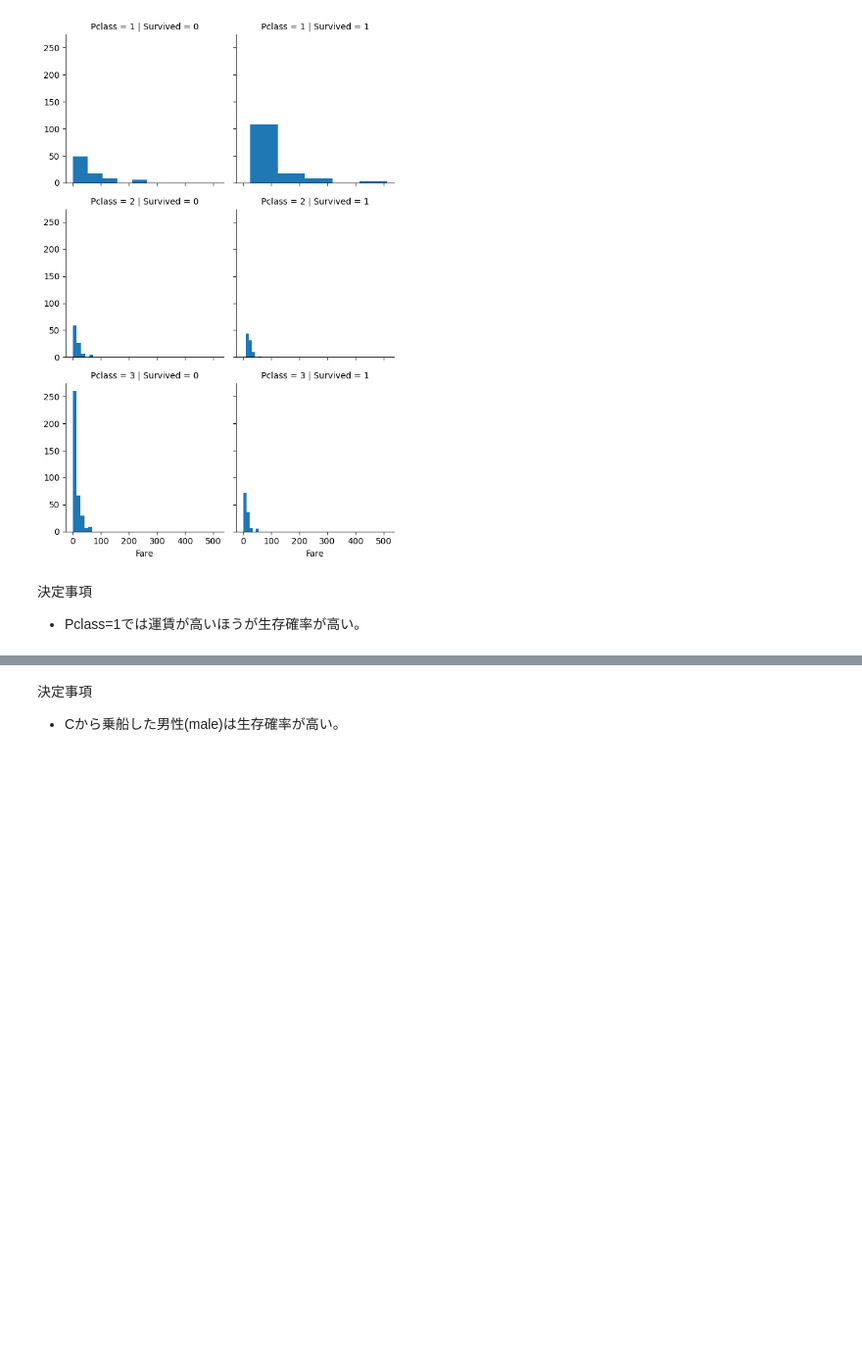
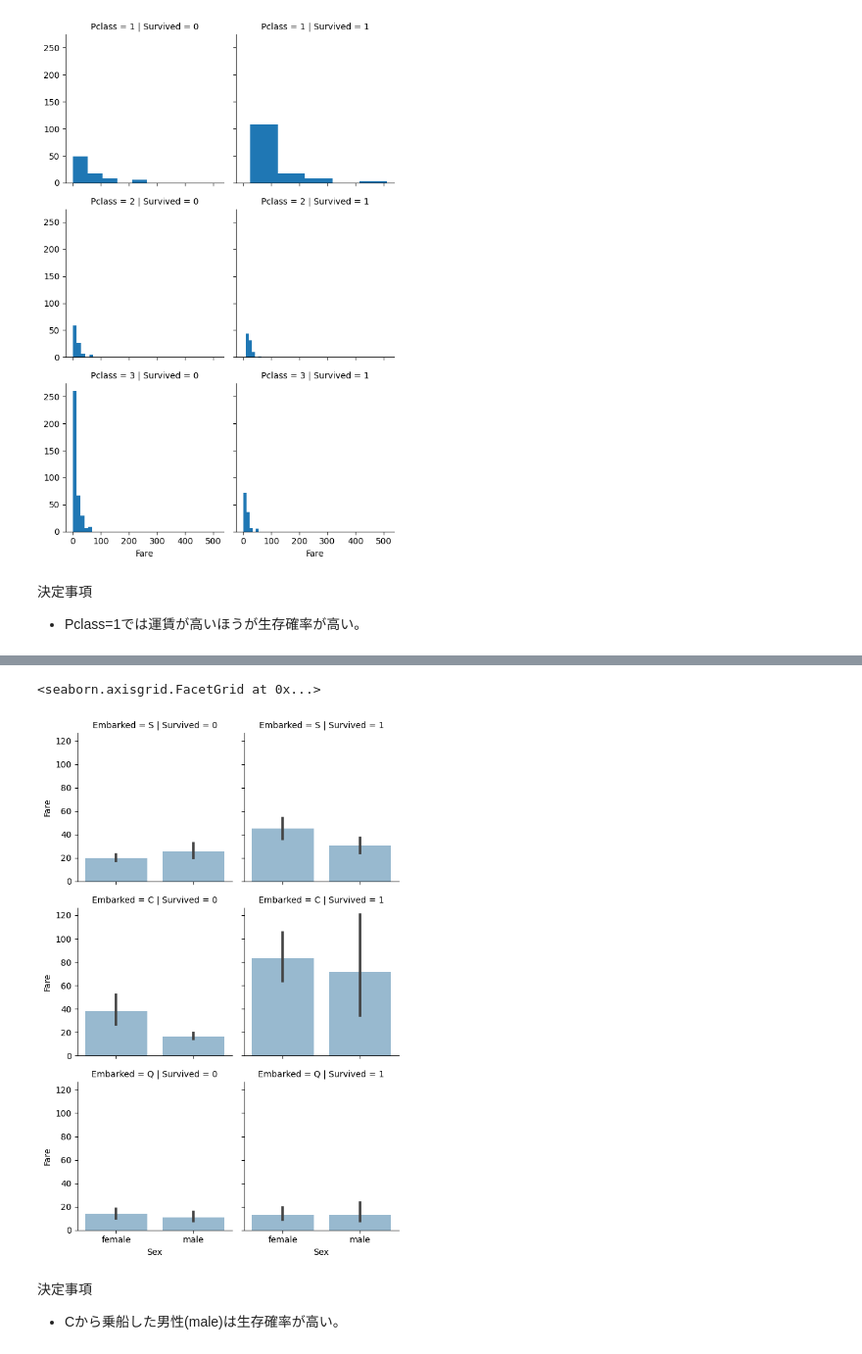
Before and after one commit to keita69/kaggle, a Jupyter notebook: titanic/titanic.ipynb, the cells around one changed output, grey strips where cells are left out. Shown: that part at 98% size. Cells and saved outputs as stored; diff of their text form; code cells hidden in the pictures; blank space fills up the shorter version.

```diff
--- a/titanic/titanic.ipynb
+++ b/titanic/titanic.ipynb
@@ -268,3 +296,10 @@ g.add_legend()
+# %%
+g = sb.FacetGrid(df_train, row='Embarked', col='Survived')
+g.map(sb.barplot, 'Sex', 'Fare', alpha=.5,)
+g.add_legend()
+# %% [output]
+<seaborn.axisgrid.FacetGrid at 0x...>
+[figure, added]
 # %% [markdown]
 決定事項
 - Cから乗船した男性(male)は生存確率が高い。
```
Also changed, not shown: parts of 15 cells of this notebook, 1 other file.
